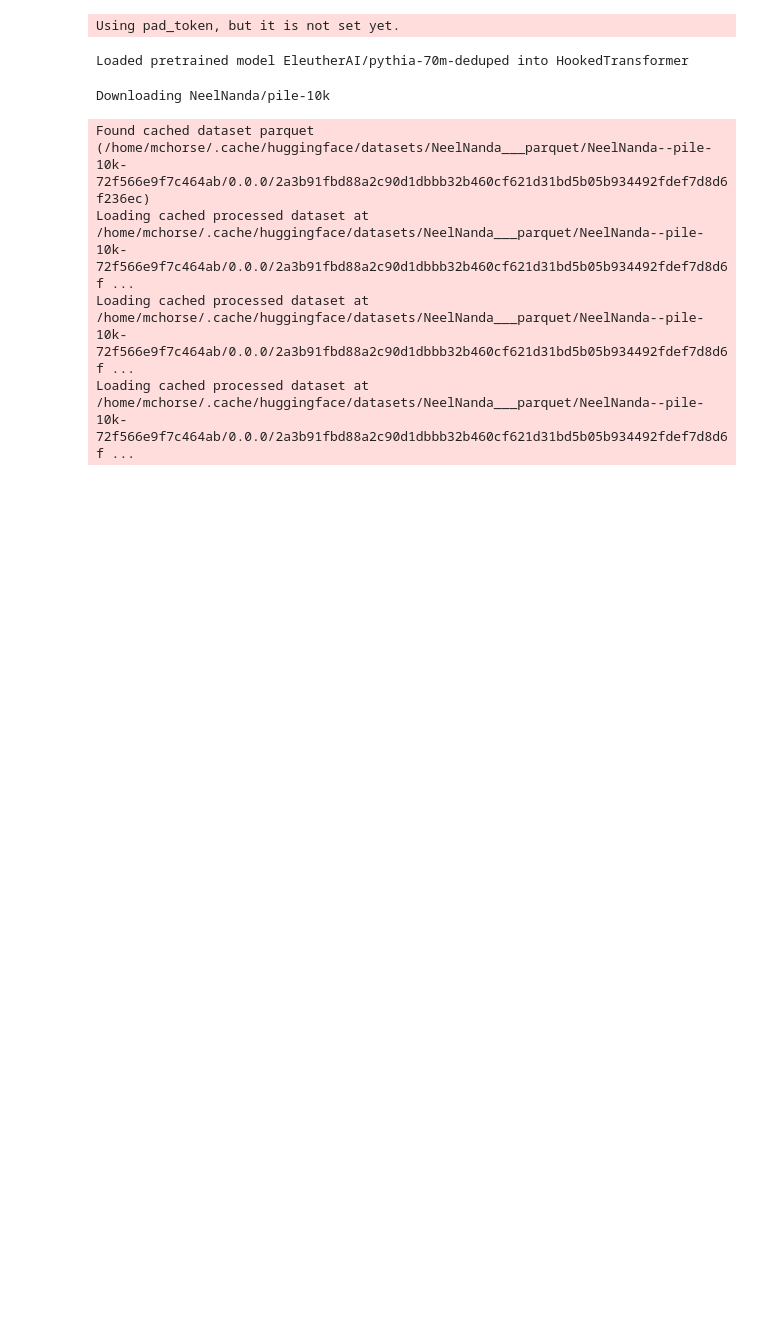
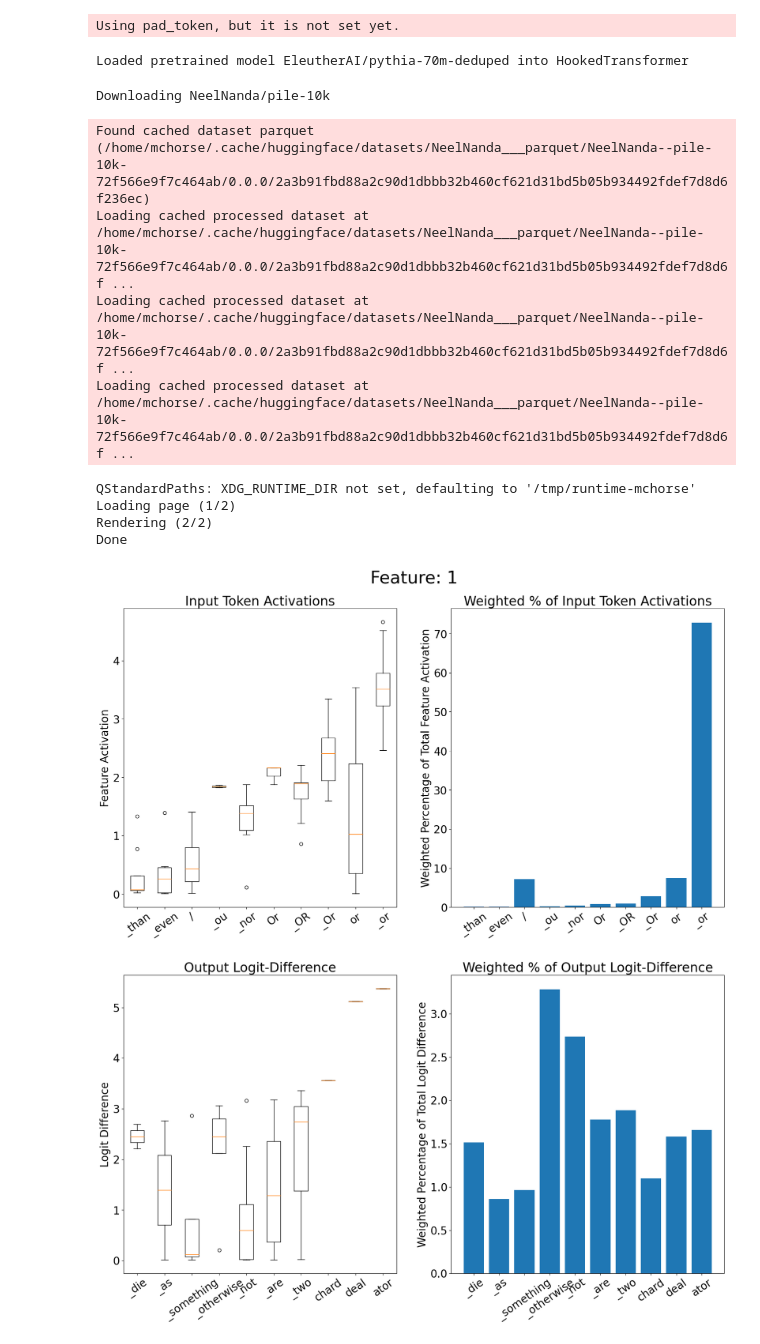
Before and after one commit to migerovitch/sparse_coding, a Jupyter notebook: feature_display_code.ipynb, the cells around one changed output. Cells and saved outputs as stored; diff of their text form; code cells hidden in the pictures; blank space fills up the shorter version.

```diff
--- a/feature_display_code.ipynb
+++ b/feature_display_code.ipynb
@@ -59,3 +59,24 @@ Found cached dataset parquet (/home/mchorse/.cache/huggingface/datasets/NeelNand
 Loading cached processed dataset at /home/mchorse/.cache/huggingface/datasets/NeelNanda___parquet/NeelNanda--pile-10k-72f566e9f7c464ab/0.0.0/2a3b91fbd88a2c90d1dbbb32b460cf621d31bd5b05b934492fdef7d8d6f ...
 Loading cached processed dataset at /home/mchorse/.cache/huggingface/datasets/NeelNanda___parquet/NeelNanda--pile-10k-72f566e9f7c464ab/0.0.0/2a3b91fbd88a2c90d1dbbb32b460cf621d31bd5b05b934492fdef7d8d6f ...
 Loading cached processed dataset at /home/mchorse/.cache/huggingface/datasets/NeelNanda___parquet/NeelNanda--pile-10k-72f566e9f7c464ab/0.0.0/2a3b91fbd88a2c90d1dbbb32b460cf621d31bd5b05b934492fdef7d8d6f ...
+# %%
+from utils_interp import *
+feature = 1
+num_feature_datapoints = 10
+save_path = "features/"
+dictionary_activations, tokens_for_each_datapoint = get_dictionary_activations(model, dataset, cache_name, max_seq_length, autoencoder, batch_size=32)
+logit_diffs = ablate_feature_direction(model, dataset, cache_name, max_seq_length, autoencoder, feature = feature, batch_size=32)
+uniform_indices = get_feature_indices(feature, dictionary_activations, k=num_feature_datapoints, setting="uniform")
+text_list, full_text, token_list, full_token_list, partial_activations, full_activations = get_feature_datapoints(uniform_indices, dictionary_activations[:, feature], model.tokenizer, max_seq_length, dataset)
+_, _, _, full_token_list_ablated, _, full_activations_ablated = get_feature_datapoints(uniform_indices, logit_diffs, model.tokenizer, max_seq_length, dataset)
+save_token_display(full_token_list_ablated, full_activations, model.tokenizer, path =f"{save_path}uniform_{feature}.png", logit_diffs = full_activations_ablated)
+
+get_token_statistics(feature, dictionary_activations[:, feature], dataset, model.tokenizer, max_seq_length, tokens_for_each_datapoint, save_location = save_path, num_unique_tokens=10)
+get_token_statistics(feature, logit_diffs, dataset, model.tokenizer, max_seq_length, tokens_for_each_datapoint, save_location = save_path, setting="output", num_unique_tokens=10)
+# %% [output]
+QStandardPaths: XDG_RUNTIME_DIR not set, defaulting to '/tmp/runtime-mchorse'
+Loading page (1/2)
+Rendering (2/2)
+Done
+[figure, added]
+[figure, added]
```
Also changed, not shown: parts of 19 cells of this notebook, 1 other file.
